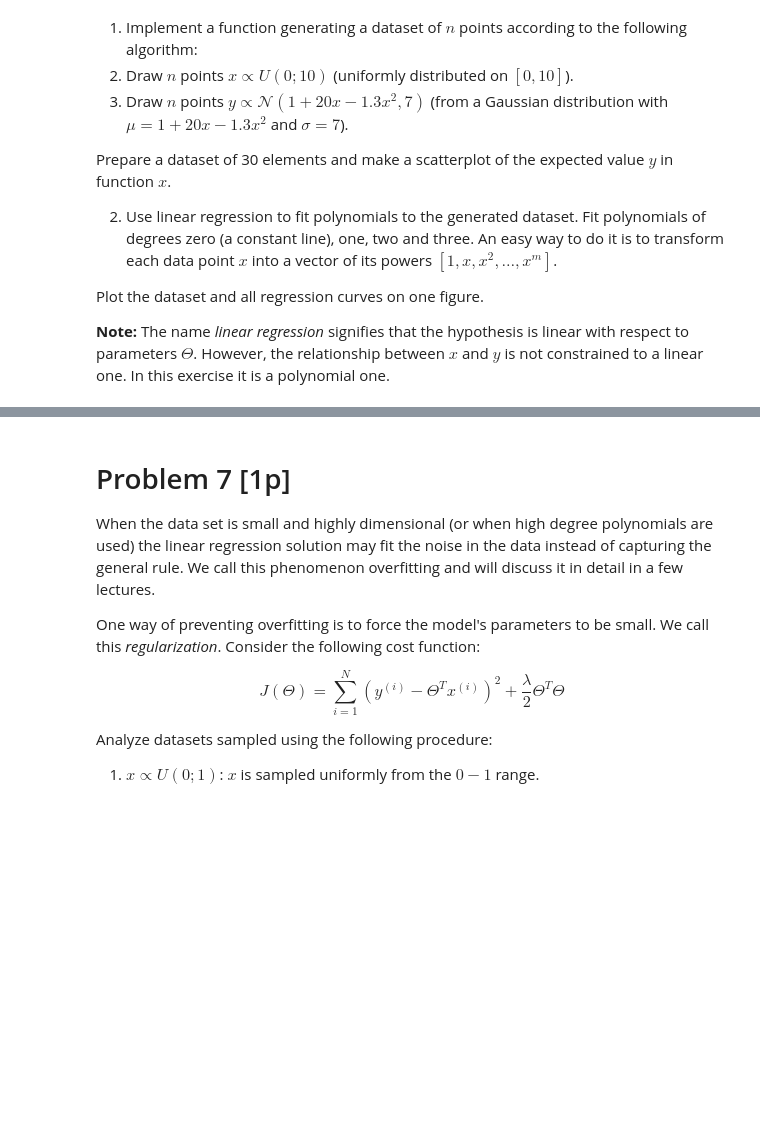
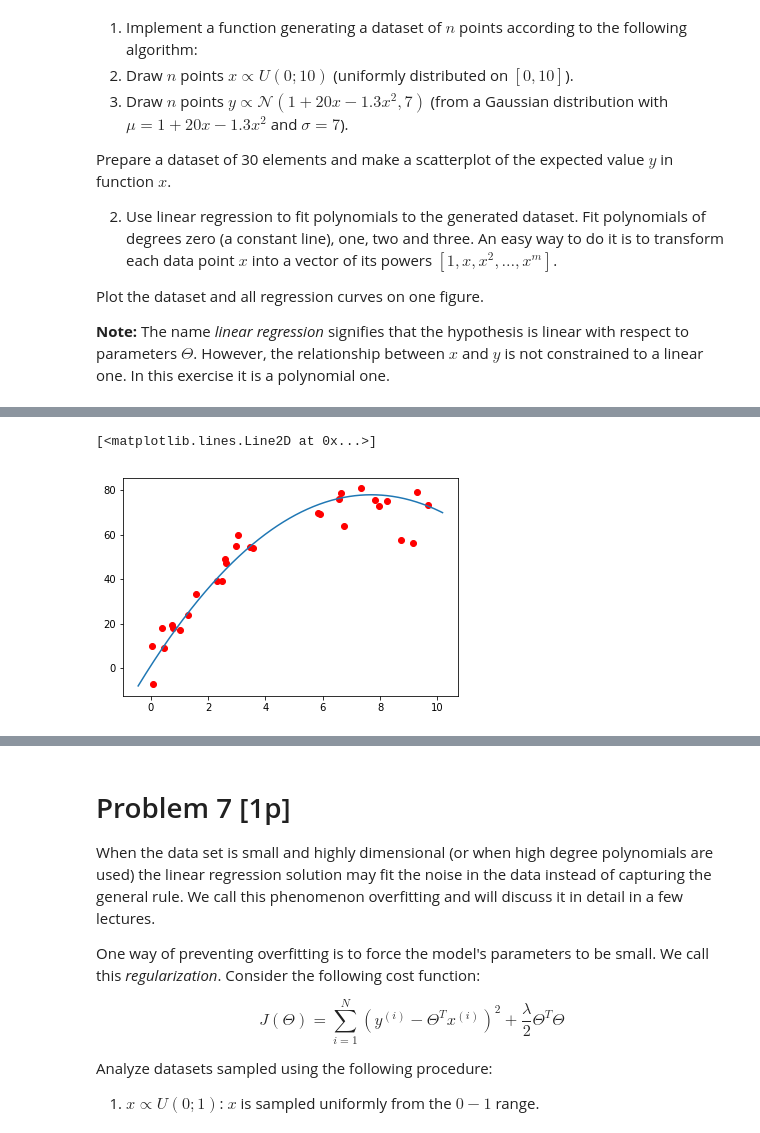
Before and after one commit to wfica/neural_networks, a Jupyter notebook: assignment2/Assignment2.ipynb, the cells around one changed output, grey strips where cells are left out. Drawn from its saved outputs; the diff is of its cells as text; code cells hidden in the pictures; blank space fills up the shorter version.

```diff
--- a/assignment2/Assignment2.ipynb
+++ b/assignment2/Assignment2.ipynb
@@ -312,11 +309,3 @@ np.ravel?
   hypothesis is linear with respect to parameters $\Theta$.
   However, the relationship between $x$ and $y$ is not constrained
   to a linear one. In this exercise it is a polynomial one.
-# %%
-def make_dataset(N):
-    X = TODO
-    Y = TODO
-    return X,Y
-
-data = make_dataset(30)
-scatter(TODO)
@@ -323,3 +318,25 @@ scatter(TODO)
+# %%
+
+def make_dataset(N):
+    X = np.random.rand(N) * 10.
+    def mu (x): return 1. + 20. * x - 1.3 * x * x
+    std = 7.
+    Y = std * np.random.randn(N) + mu(X)
+    return X,Y
+
+data = make_dataset(30)
+X = data[0]
+Y = data[1]
+
+def poly(x):
+    return 1. + 20. * x - 1.3 * x * x
+
+scatter(X, Y, c='r')
+poly_support = np.linspace(xlim()[0], xlim()[1], 512)
+plot( poly_support, poly(poly_support))
+# %% [output]
+[<matplotlib.lines.Line2D at 0x...>]
+[figure, added]
 # %%
 from numpy.linalg import inv
 
```
Also changed, not shown: parts of 6 cells of this notebook.
